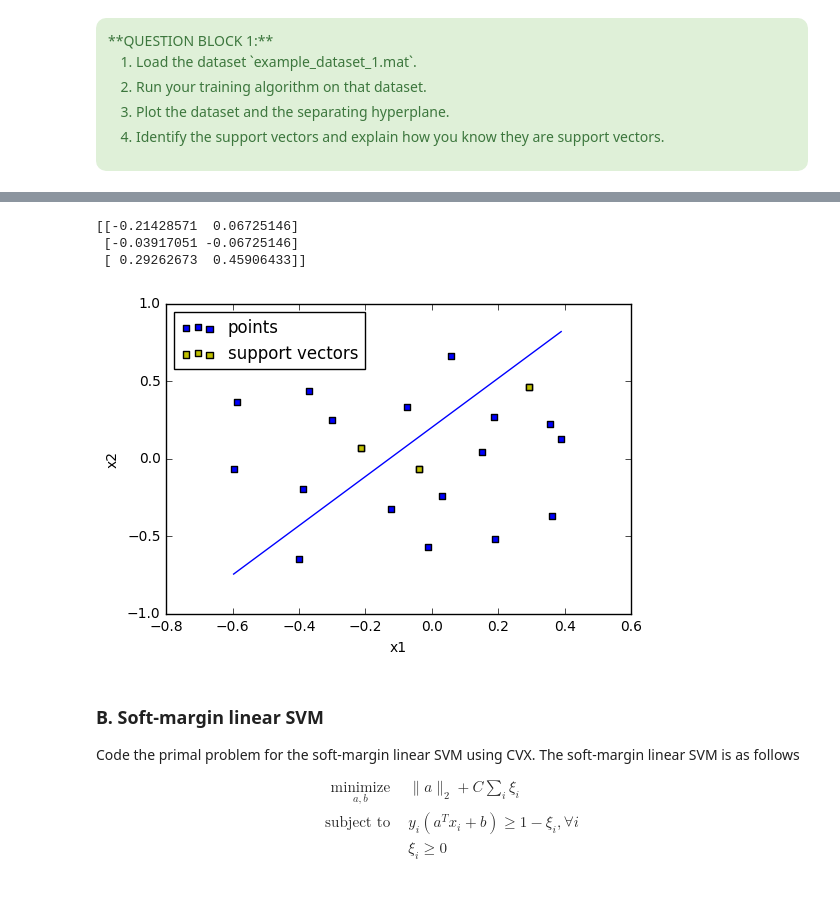
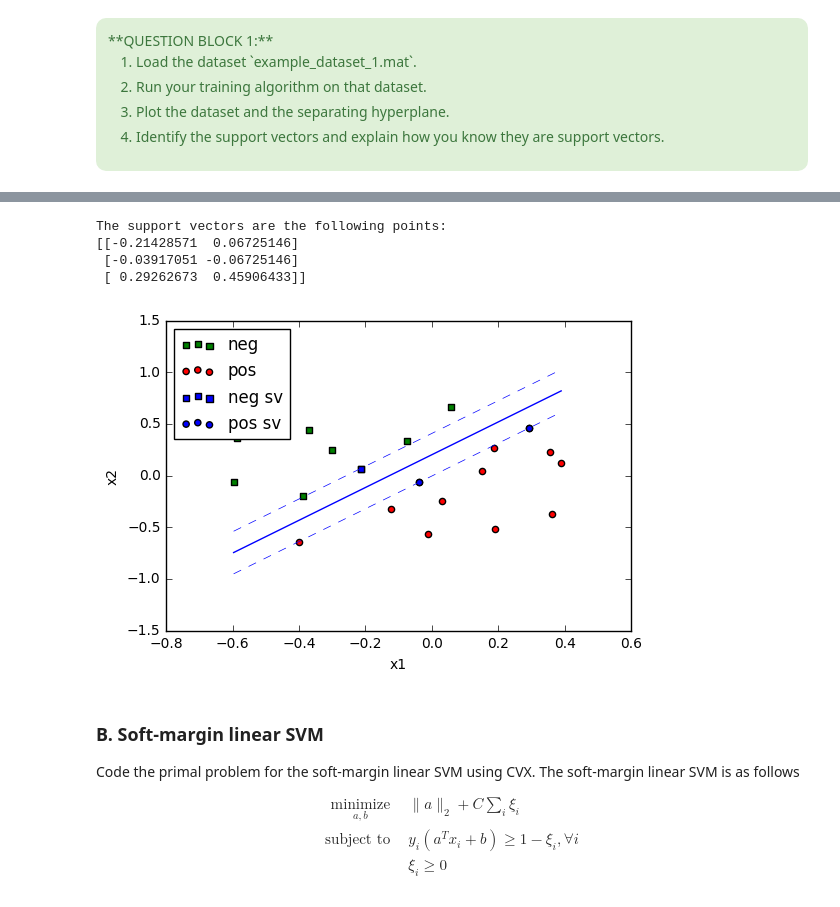
Before and after one commit to JohannesHeidecke/UPC-MAI-IML, a Jupyter notebook: exercise 3/supervised_exercise_3_johannes.ipynb, the cells around one changed output, grey strips where cells are left out. Drawn from its saved outputs; the diff is of its cells as text; code cells hidden in the pictures.

```diff
--- a/exercise 3/supervised_exercise_3_johannes.ipynb
+++ b/exercise 3/supervised_exercise_3_johannes.ipynb
@@ -174,35 +175,22 @@ plt.show()
-# %%
-# Question 1-4:
-
-# The support vectors are the points that fullfill the condition
-# aT * x + b = 1 or -1
-yResult =  np.add(X.dot(a.value), b.value)
-supportVectorRows = np.where(np.isclose(np.abs(yResult), 1))[0]
-
-print X[supportVectorRows, :]
-
-%matplotlib inline
-fig = plt.figure()
-ax1 = fig.add_subplot(111)
-# plot the data points according to their class:
-ax1.scatter(X[:, 0], X[:, 1], s=20, c='b', marker="s", label='points')
-ax1.scatter(X[supportVectorRows, 0], X[supportVectorRows, 1], s=20, c='y', marker="s", label='support vectors')
-plt.legend(loc='upper left');
-# plot the hyperplane
-# a*x + b = 0 <=> x2 = (-a1/a2)x1 - b/a2
-slope = -a.value[0]/a.value[1]
-x1s = np.array([min(X[:, 0]), max(X[:, 0])])
-x2s = np.multiply(x1s, slope)
-x2s = np.add(x2s, -b.value/a.value[1]).tolist()[0]
-plt.plot(x1s, x2s)
-ax1.set_xlabel('x1')
-ax1.set_ylabel('x2')
-plt.show()
-# %% [output]
-[[-0.21428571  0.06725146]
- [-0.03917051 -0.06725146]
- [ 0.29262673  0.45906433]]
-[figure, removed]
+# %%
+# Question 1-4:
+
+# The support vectors are the points that fullfill the condition
+# aT * x + b = |1|
+yResult =  np.add(X.dot(a.value), b.value)
+supportVectorRows = np.where(np.isclose(np.abs(yResult), 1))[0]
+
+print 'The support vectors are the following points:'
+print X[supportVectorRows, :]
+
+# plot the support vectors:
+plotSvmResult(X, y, [(a,b,'','b')], SV=supportVectorRows, margins=True)
+# %% [output]
+The support vectors are the following points:
+[[-0.21428571  0.06725146]
+ [-0.03917051 -0.06725146]
+ [ 0.29262673  0.45906433]]
+[figure, added]
 # %% [markdown]
 ### B. Soft-margin linear SVM
 
```
Also changed, not shown: parts of 12 cells of this notebook.
